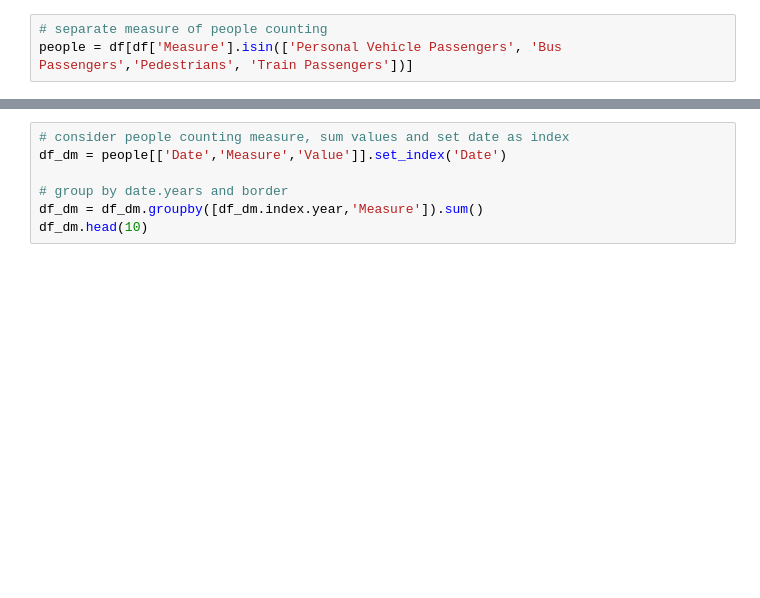
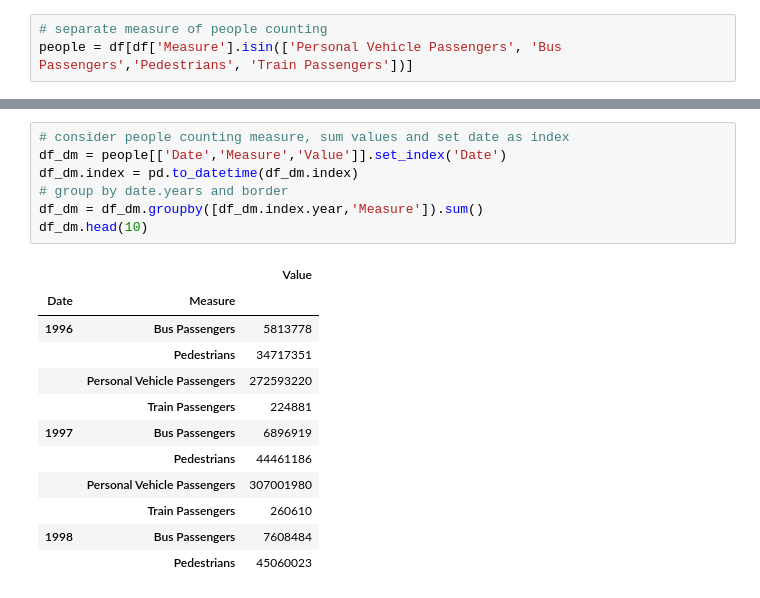
Before and after one commit to rnaua/DMML2019_Team_Swatch, a Jupyter notebook: code/EDA_Tanja.ipynb, the cells around one changed output, grey strips where cells are left out. Drawn from its saved outputs; the diff is of its cells as text; blank space fills up the shorter version.

```diff
--- a/code/EDA_Tanja.ipynb
+++ b/code/EDA_Tanja.ipynb
@@ -50,7 +172,20 @@ df_date_year.head(10)
 # %%
 # consider people counting measure, sum values and set date as index
 df_dm = people[['Date','Measure','Value']].set_index('Date')
-
+df_dm.index = pd.to_datetime(df_dm.index)
 # group by date.years and border
 df_dm = df_dm.groupby([df_dm.index.year,'Measure']).sum()
 df_dm.head(10)
+# %% [output]
+|  |  | Value |
+| Date | Measure |  |
+| 1996 | Bus Passengers | 5813778 |
+|  | Pedestrians | 34717351 |
+|  | Personal Vehicle Passengers | 272593220 |
+|  | Train Passengers | 224881 |
+| 1997 | Bus Passengers | 6896919 |
+|  | Pedestrians | 44461186 |
+|  | Personal Vehicle Passengers | 307001980 |
+|  | Train Passengers | 260610 |
+| 1998 | Bus Passengers | 7608484 |
+|  | Pedestrians | 45060023 |
```
Also changed, not shown: parts of 18 cells of this notebook.
